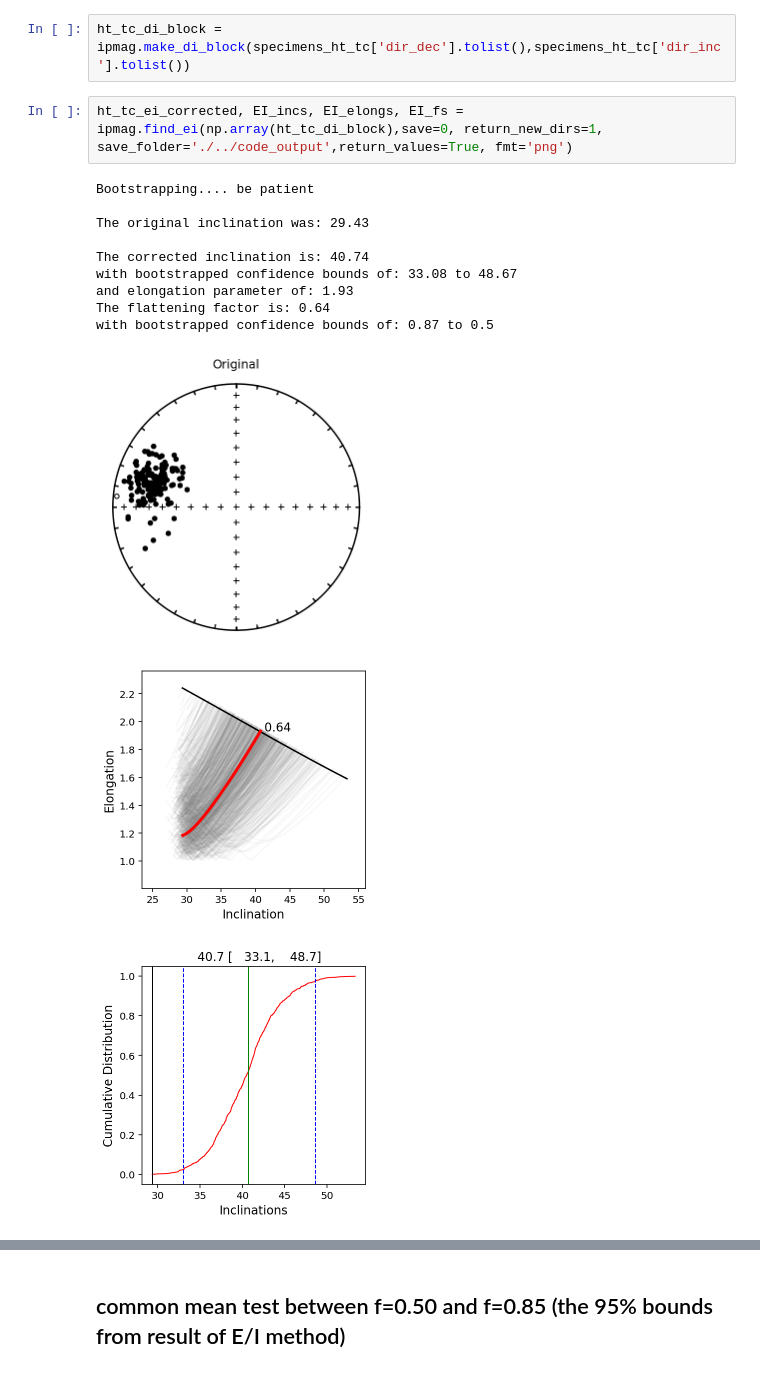
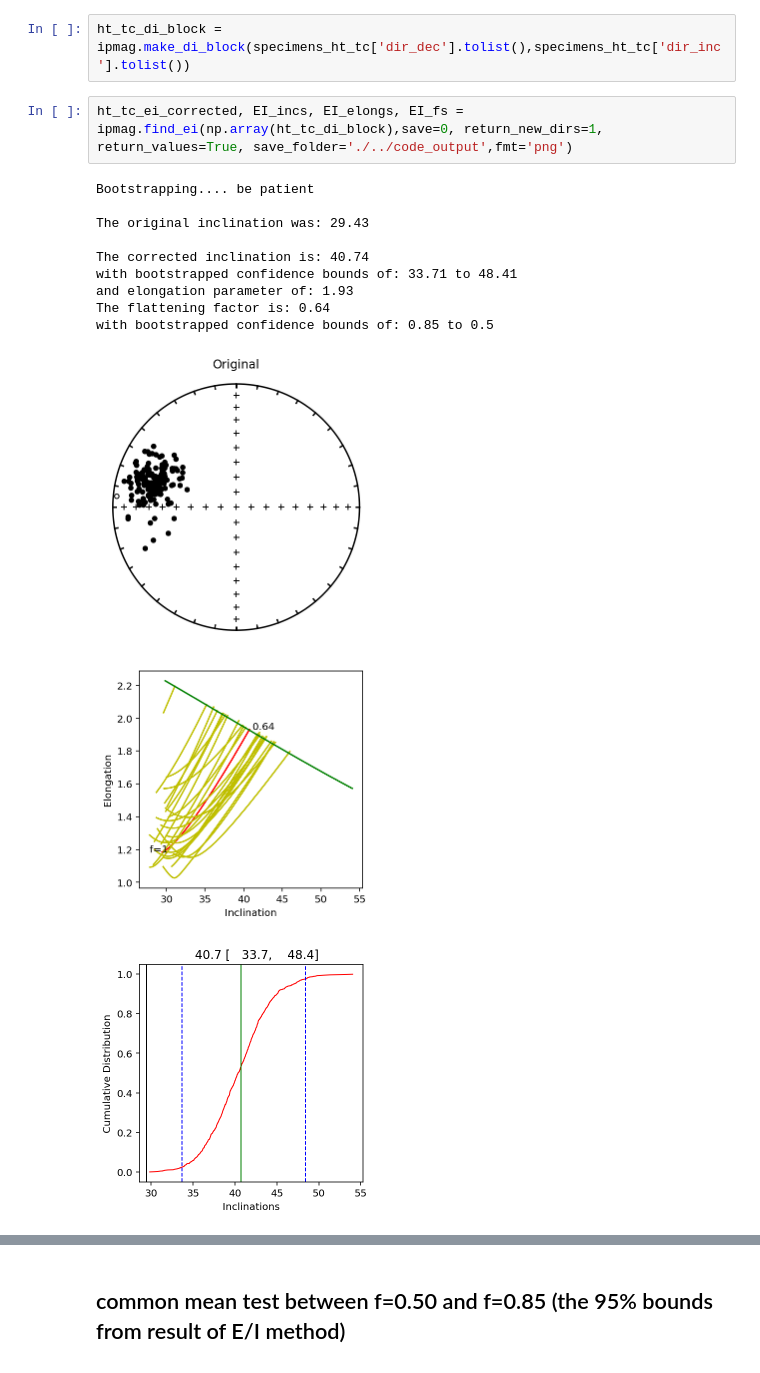
Before and after one commit to Swanson-Hysell-Group/Inclination_Shallowing, a Jupyter notebook: code/Notebooks/Cutface_pmag.ipynb, the cells around one changed output, grey strips where cells are left out. Cells and saved outputs as stored; diff of their text form.

Commit message:
new common mean figures

```diff
--- a/code/Notebooks/Cutface_pmag.ipynb
+++ b/code/Notebooks/Cutface_pmag.ipynb
@@ -515,20 +515,20 @@ plt.show()
 # %%
 ht_tc_di_block = ipmag.make_di_block(specimens_ht_tc['dir_dec'].tolist(),specimens_ht_tc['dir_inc'].tolist())
 # %%
-ht_tc_ei_corrected, EI_incs, EI_elongs, EI_fs = ipmag.find_ei(np.array(ht_tc_di_block),save=0, return_new_dirs=1, save_folder='./../code_output',return_values=True, fmt='png')
+ht_tc_ei_corrected, EI_incs, EI_elongs, EI_fs = ipmag.find_ei(np.array(ht_tc_di_block),save=0, return_new_dirs=1, return_values=True, save_folder='./../code_output',fmt='png')
 # %% [output]
 Bootstrapping.... be patient
 
 The original inclination was: 29.43
 
 The corrected inclination is: 40.74
-with bootstrapped confidence bounds of: 33.08 to 48.67
+with bootstrapped confidence bounds of: 33.71 to 48.41
 and elongation parameter of: 1.93
 The flattening factor is: 0.64
-with bootstrapped confidence bounds of: 0.87 to 0.5
+with bootstrapped confidence bounds of: 0.85 to 0.5
 [figure]
-[figure, old version]
+[figure, new version]
-[figure, old version]
+[figure, new version]
 [figure]
 # %%
 np.round(np.percentile(EI_fs, [2.5, 97.5]), 2)
```
Also changed, not shown: parts of 18 cells of this notebook, 6 other files.
